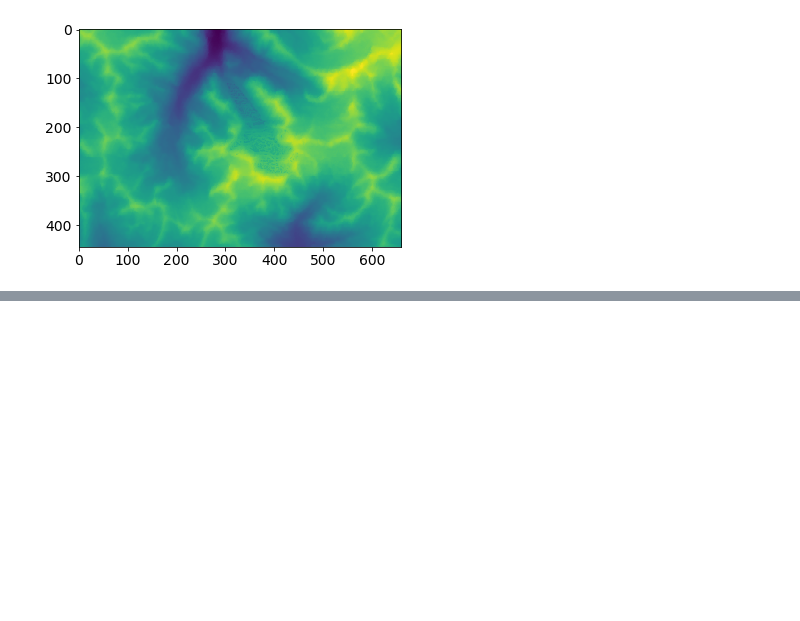
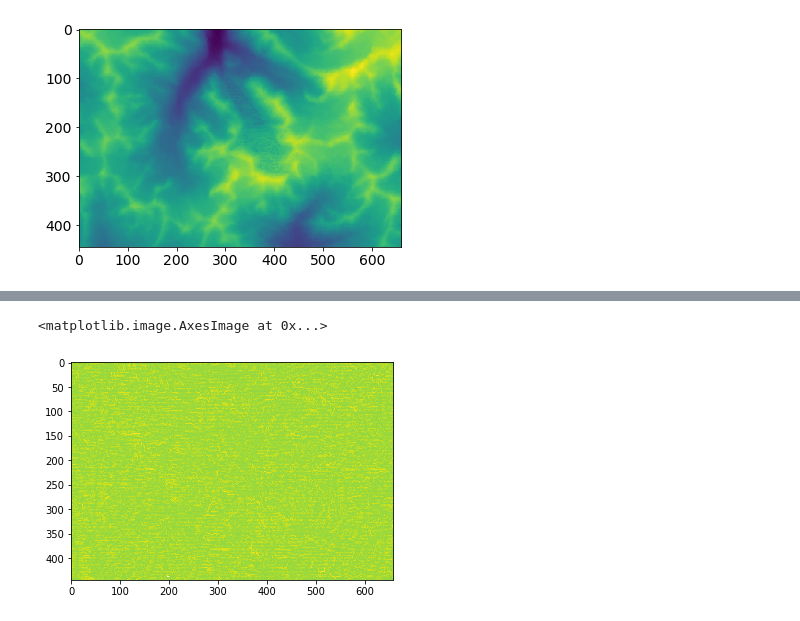
Before and after one commit to andrejstmh/Glacier, a Jupyter notebook: ledaji.ipynb, the cells around one changed output, grey strips where cells are left out. Cells and saved outputs as stored; diff of their text form; code cells hidden in the pictures; blank space fills up the shorter version.

Commit message:
dem to flow

```diff
--- a/ledaji.ipynb
+++ b/ledaji.ipynb
@@ -152,0 +186,7 @@ ImportError: Requires rasterio module
+# %%
+# Compute flow accumulation based on computed flow direction
+grid.accumulation(data='dir', out_name='acc', routing='dinf')
+plt.imshow(np.log(grid.acc))
+# %% [output]
+<matplotlib.image.AxesImage at 0x...>
+[figure, added]
```
Also changed, not shown: parts of 11 cells of this notebook, 1 other file.
